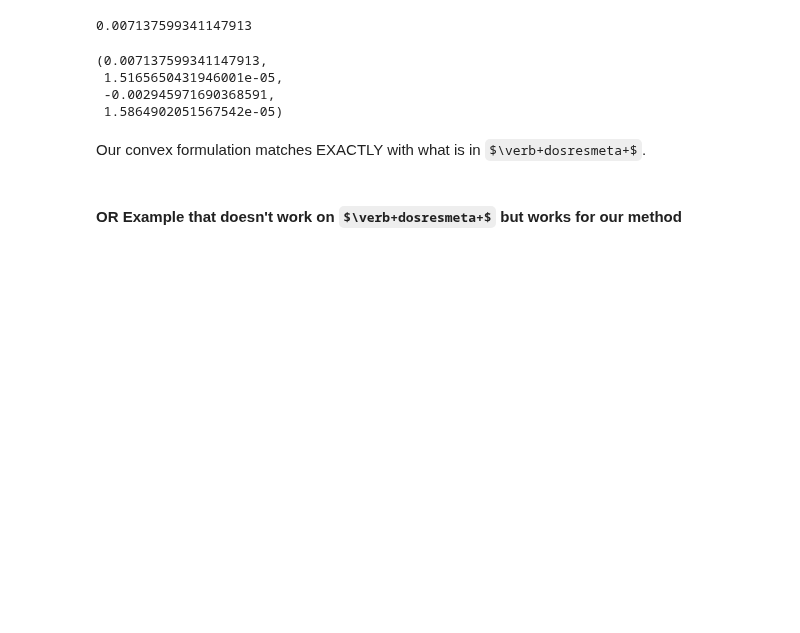
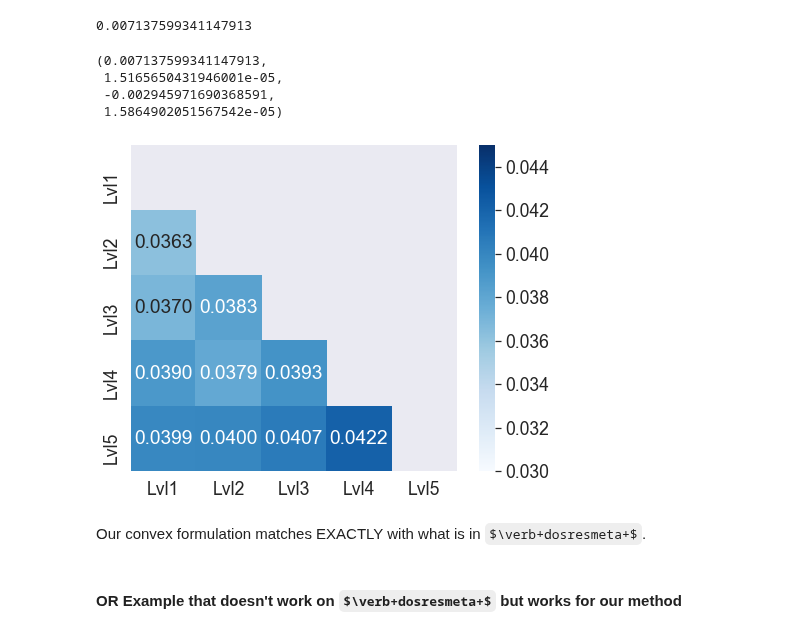
Before and after one commit to ihmeuw-msca/CorrelationCorrection, a Jupyter notebook: GL_example.ipynb, the cells around one changed output. Cells and saved outputs as stored; diff of their text form; code cells hidden in the pictures; some formulas as TeX source; blank space fills up the shorter version.

Commit message:
Added all covar matrices

```diff
--- a/GL_example.ipynb
+++ b/GL_example.ipynb
@@ -147,6 +167,20 @@ trend_est(A_cvxRR,B_cvxRR,a0_cvxRR,b0_cvxRR,v,x,L,unadj=True)
  1.5165650431946001e-05,
  -0.002945971690368591,
  1.5864902051567542e-05)
+# %%
+C2 = covariance_matrix(A_cvxRR,B_cvxRR,a0_cvxRR,b0_cvxRR,v)
+# %%
+mask = np.triu(np.ones_like(C2, dtype=bool))  # Mask for the upper triangle
+plt.figure(figsize=(8, 6))
+sns.set(font_scale=1.6)
+sns.heatmap(C2, annot=True, mask=mask, cmap='Blues', cbar=True, square=True,  fmt=".4f",
+            xticklabels=[f'Lvl{i+1}' for i in range(5)],
+            yticklabels=[f'Lvl{i+1}' for i in range(5)], vmin=.03,vmax=0.045)
+# plt.title('Upper Triangle of Covariance Matrix--Convex GL')
+plt.savefig("images/Convex_GL_covarRR.png")
+plt.show()
+# %% [output]
+[figure, added]
 # %% [markdown]
 Our convex formulation matches EXACTLY with what is in $\verb+dosresmeta+$.
 # %% [markdown]
```
Also changed, not shown: parts of 9 cells of this notebook, 14 other files.
